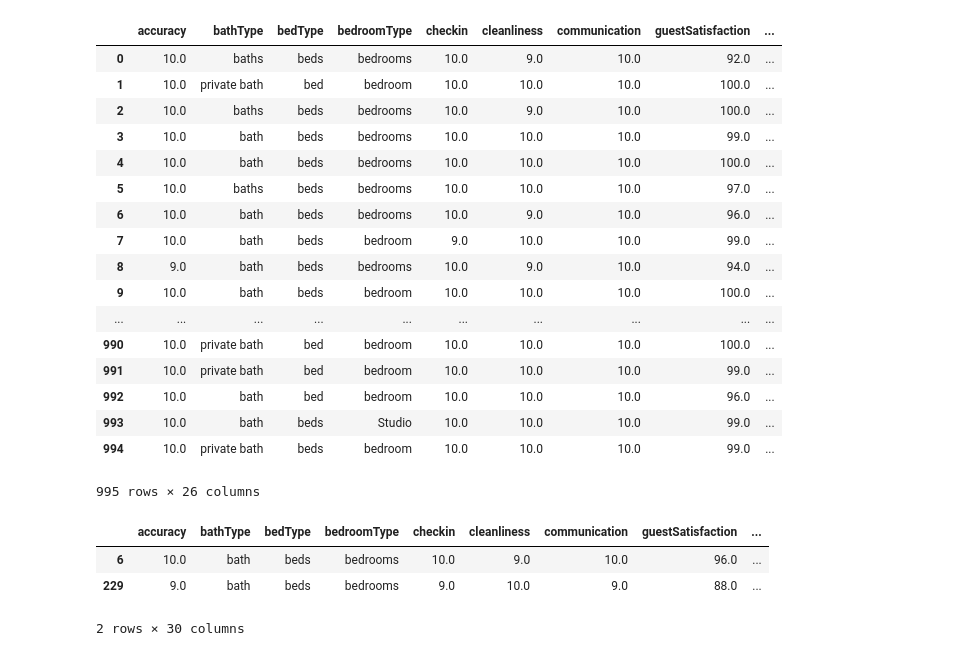
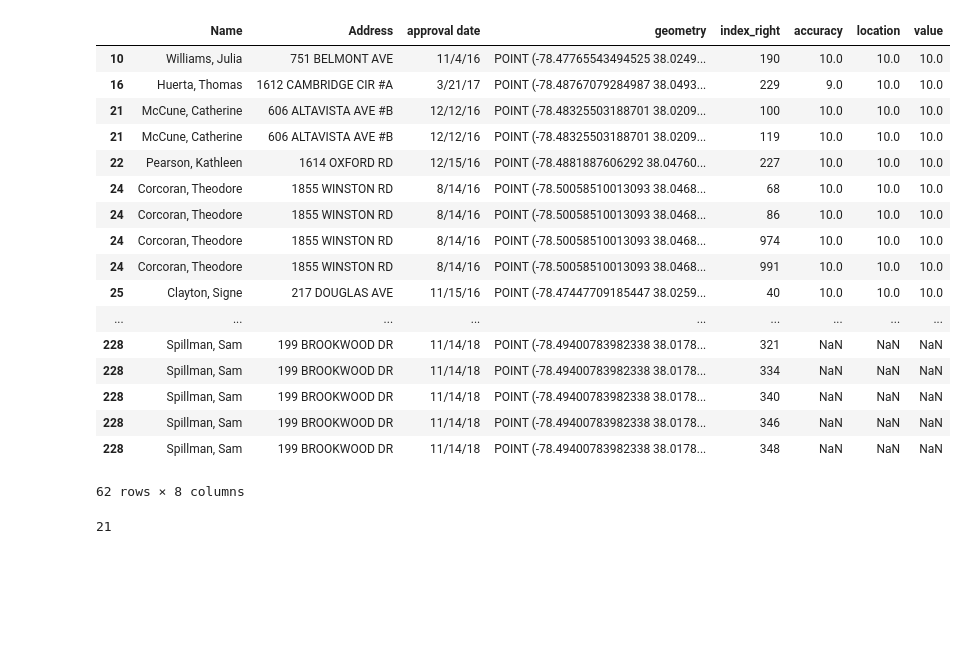
Before and after one commit to Smart-Cville/cville-airbnb, a Jupyter notebook: spatial-join/spatial-join-points.ipynb, the cells around one changed output. Drawn from its saved outputs; the diff is of its cells as text; code cells hidden in the pictures; blank space fills up the shorter version.

Commit message:
change to buffer airbnb points instead of master address

```diff
--- a/spatial-join/spatial-join-points.ipynb
+++ b/spatial-join/spatial-join-points.ipynb
@@ -32,45 +32,51 @@ points_gdf.address = points_gdf.address.str.replace("CIRCLE", "CIR")
 # note: had to manaully fix some addresses in homestays dataset that were misspelled or incorrect
 homestays_points_gdf = pd.merge(homestays_df, points_gdf, left_on="Address", right_on="address")
 gdf = gpd.GeoDataFrame(homestays_points_gdf, geometry="geometry", crs={'init': 'epsg:4326'})
+# gdf = gdf.to_crs({'init': 'epsg:3857'}) # to meters
+# gdf['geom_poly'] = gdf.geometry.buffer(20)
+# gdf = gdf.set_geometry('geom_poly')
+# gdf = gdf.to_crs({'init': 'epsg:4326'})
+gdf = gdf[["Name", "Address", "approval date", "geometry"]]
-# %%
-gdf = gdf.to_crs({'init': 'epsg:3857'}) # to meters
-gdf['geom_poly'] = gdf.geometry.buffer(20)
-gdf = gdf.set_geometry('geom_poly')
-gdf = gdf.to_crs({'init': 'epsg:4326'})
-gdf = gdf[["Name", "Address", "approval date", "geom_poly"]]
 # %%
 airbnb_df = pd.read_csv("../scrapy-splash/airbnb/airbnb_cville.csv")
 airbnb_df["geometry"] = [Point(xy) for xy in zip(airbnb_df.longitude, airbnb_df.latitude)]
 airbnb_gdf = gpd.GeoDataFrame(airbnb_df, geometry="geometry", crs={'init': 'epsg:4326'})
+airbnb_gdf = airbnb_gdf.to_crs({'init': 'epsg:3857'}) # to meters
+airbnb_gdf['geom_poly'] = airbnb_gdf.geometry.buffer(50)
+airbnb_gdf = airbnb_gdf.set_geometry('geom_poly')
+airbnb_gdf = airbnb_gdf.to_crs({'init': 'epsg:4326'})
+airbnb_gdf = airbnb_gdf[["accuracy", "location", "value", "geom_poly"]]
 
-with pd.option_context("display.max_columns", 50):
-    display(airbnb_gdf)
+# with pd.option_context("display.max_columns", 50):
+#     display(airbnb_gdf)
-# %% [output]
-|  | accuracy | bathType | bedType | bedroomType | checkin | cleanliness | communication | guestSatisfaction | ... |
-| 0 | 10.0 | baths | beds | bedrooms | 10.0 | 9.0 | 10.0 | 92.0 | ... |
-| 1 | 10.0 | private bath | bed | bedroom | 10.0 | 10.0 | 10.0 | 100.0 | ... |
-| 2 | 10.0 | baths | beds | bedrooms | 10.0 | 9.0 | 10.0 | 100.0 | ... |
-| 3 | 10.0 | bath | beds | bedrooms | 10.0 | 10.0 | 10.0 | 99.0 | ... |
-| 4 | 10.0 | bath | beds | bedrooms | 10.0 | 10.0 | 10.0 | 100.0 | ... |
-| 5 | 10.0 | baths | beds | bedrooms | 10.0 | 10.0 | 10.0 | 97.0 | ... |
-| 6 | 10.0 | bath | beds | bedrooms | 10.0 | 9.0 | 10.0 | 96.0 | ... |
-| 7 | 10.0 | bath | beds | bedroom | 9.0 | 10.0 | 10.0 | 99.0 | ... |
-| 8 | 9.0 | bath | beds | bedrooms | 10.0 | 9.0 | 10.0 | 94.0 | ... |
-| 9 | 10.0 | bath | beds | bedroom | 10.0 | 10.0 | 10.0 | 100.0 | ... |
-| ... | ... | ... | ... | ... | ... | ... | ... | ... | ... |
-| 990 | 10.0 | private bath | bed | bedroom | 10.0 | 10.0 | 10.0 | 100.0 | ... |
-| 991 | 10.0 | private bath | bed | bedroom | 10.0 | 10.0 | 10.0 | 99.0 | ... |
-| 992 | 10.0 | bath | bed | bedroom | 10.0 | 10.0 | 10.0 | 96.0 | ... |
-| 993 | 10.0 | bath | beds | Studio | 10.0 | 10.0 | 10.0 | 99.0 | ... |
-| 994 | 10.0 | private bath | beds | bedroom | 10.0 | 10.0 | 10.0 | 99.0 | ... |
-995 rows × 26 columns
 # %%
 gdf.to_file("homestays.geojson", driver='GeoJSON')
 airbnb_gdf.to_file("airbnb.geojson", driver='GeoJSON')
 # %%
-gpd.sjoin(airbnb_gdf, gdf, how="inner", op='within')
+with pd.option_context("display.max_columns", 50):
+    display(gpd.sjoin(gdf, airbnb_gdf, how="inner", op='within'))
 # %% [output]
-|  | accuracy | bathType | bedType | bedroomType | checkin | cleanliness | communication | guestSatisfaction | ... |
-| 6 | 10.0 | bath | beds | bedrooms | 10.0 | 9.0 | 10.0 | 96.0 | ... |
-| 229 | 9.0 | bath | beds | bedrooms | 9.0 | 10.0 | 9.0 | 88.0 | ... |
+|  | Name | Address | approval date | geometry | index_right | accuracy | location | value |
+| 10 | Williams, Julia | 751 BELMONT AVE | 11/4/16 | POINT (-78.47765543494525 38.0249... | 190 | 10.0 | 10.0 | 10.0 |
+| 16 | Huerta, Thomas | 1612 CAMBRIDGE CIR #A | 3/21/17 | POINT (-78.48767079284987 38.0493... | 229 | 9.0 | 10.0 | 10.0 |
+| 21 | McCune, Catherine | 606 ALTAVISTA AVE #B | 12/12/16 | POINT (-78.48325503188701 38.0209... | 100 | 10.0 | 10.0 | 10.0 |
+| 21 | McCune, Catherine | 606 ALTAVISTA AVE #B | 12/12/16 | POINT (-78.48325503188701 38.0209... | 119 | 10.0 | 10.0 | 10.0 |
+| 22 | Pearson, Kathleen | 1614 OXFORD RD | 12/15/16 | POINT (-78.4881887606292 38.04760... | 227 | 10.0 | 10.0 | 10.0 |
+| 24 | Corcoran, Theodore | 1855 WINSTON RD | 8/14/16 | POINT (-78.50058510013093 38.0468... | 68 | 10.0 | 10.0 | 10.0 |
+| 24 | Corcoran, Theodore | 1855 WINSTON RD | 8/14/16 | POINT (-78.50058510013093 38.0468... | 86 | 10.0 | 10.0 | 10.0 |
+| 24 | Corcoran, Theodore | 1855 WINSTON RD | 8/14/16 | POINT (-78.50058510013093 38.0468... | 974 | 10.0 | 10.0 | 10.0 |
+| 24 | Corcoran, Theodore | 1855 WINSTON RD | 8/14/16 | POINT (-78.50058510013093 38.0468... | 991 | 10.0 | 10.0 | 10.0 |
+| 25 | Clayton, Signe | 217 DOUGLAS AVE | 11/15/16 | POINT (-78.47447709185447 38.0259... | 40 | 10.0 | 10.0 | 10.0 |
+| ... | ... | ... | ... | ... | ... | ... | ... | ... |
+| 228 | Spillman, Sam | 199 BROOKWOOD DR | 11/14/18 | POINT (-78.49400783982338 38.0178... | 321 | NaN | NaN | NaN |
+| 228 | Spillman, Sam | 199 BROOKWOOD DR | 11/14/18 | POINT (-78.49400783982338 38.0178... | 334 | NaN | NaN | NaN |
+| 228 | Spillman, Sam | 199 BROOKWOOD DR | 11/14/18 | POINT (-78.49400783982338 38.0178... | 340 | NaN | NaN | NaN |
+| 228 | Spillman, Sam | 199 BROOKWOOD DR | 11/14/18 | POINT (-78.49400783982338 38.0178... | 346 | NaN | NaN | NaN |
+| 228 | Spillman, Sam | 199 BROOKWOOD DR | 11/14/18 | POINT (-78.49400783982338 38.0178... | 348 | NaN | NaN | NaN |
-2 rows × 30 columns
+62 rows × 8 columns
+# %%
+import numpy as np
+tmp = gpd.sjoin(gdf, airbnb_gdf, how="inner", op='within')
+len(np.unique(tmp.Address))
+# %% [output]
+21
```
Also changed, not shown: 2 other files.
